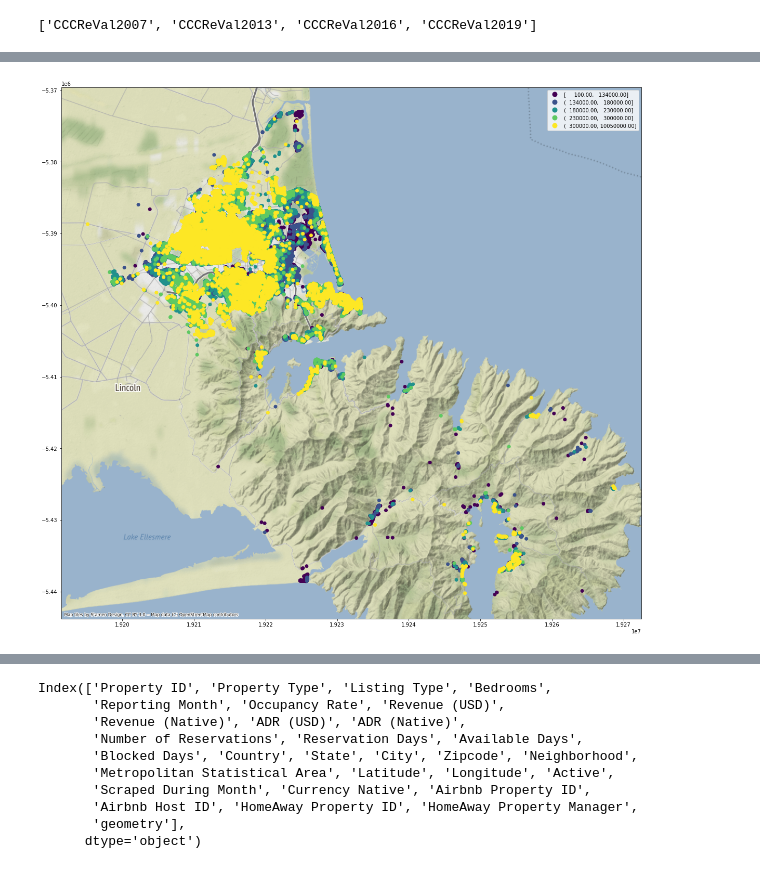
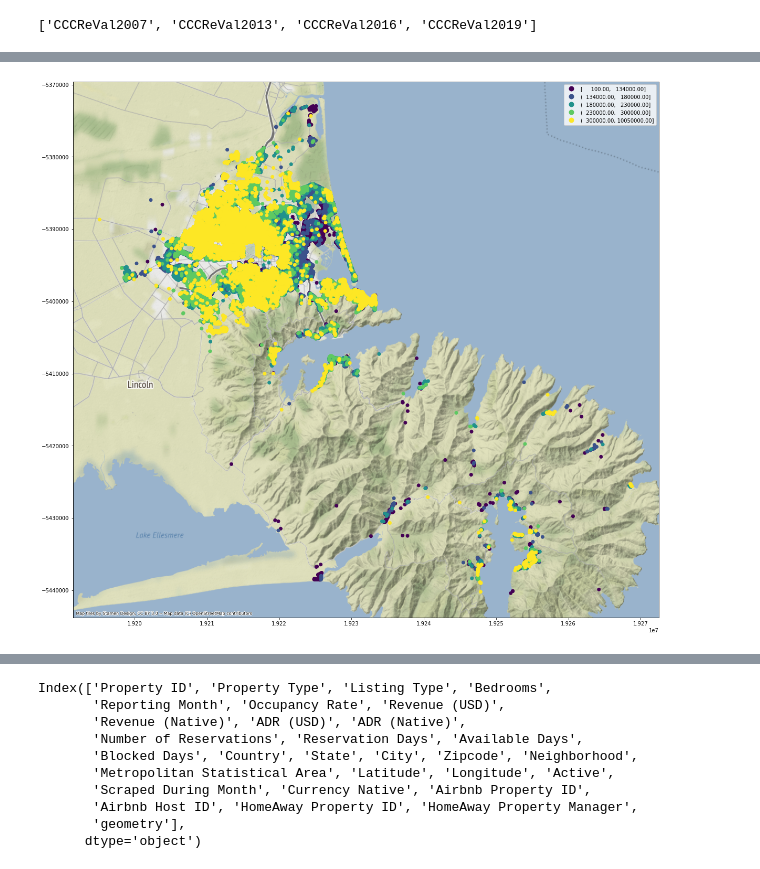
Before and after one commit to UoA-eResearch/airbnb, a Jupyter notebook: spatial_join.ipynb, the cells around one changed output, grey strips where cells are left out. Drawn from its saved outputs; the diff is of its cells as text; code cells hidden in the pictures.

```diff
--- a/spatial_join.ipynb
+++ b/spatial_join.ipynb
@@ -149,0 +19,10 @@ Name: LandValue, dtype: float64
+# %%
+valuation_layers = {}
+RESIDENTIAL = ["RESIDENTIAL - Single Unit excluding bach", "RESIDENTIAL - Multi-unit", "RESIDENTIAL - Bach"]
+for layer_name in tqdm(fiona.listlayers('data/Christchurch/ValuationHubLandUseValuesLGOIMA788408.gdb.zip')):
+    layer = gp.read_file("data/Christchurch/ValuationHubLandUseValuesLGOIMA788408.gdb.zip", layer=layer_name)
+    layer = layer[layer.LandUseDescription.isin(RESIDENTIAL)]
+    layer = layer[~layer.geometry.isna()].to_crs(epsg=3857)
+    print(layer_name, len(layer))
+    valuation_layers[layer_name] = layer
+valuation_layers["CCCReVal2019"]
@@ -150,8 +48,8 @@ Name: LandValue, dtype: float64
 # %%
-ax = res.sort_values(by="LandValue").plot(column='LandValue', scheme='quantiles', legend=True, figsize=(20,20))
+ax = valuation_layers["CCCReVal2019"].sort_values(by="LandValue").plot(column='LandValue', scheme='quantiles', legend=True, figsize=(20,20))
 ctx.add_basemap(ax)
 # %% [output]
-[figure, old version]
+[figure, new version]
 # %%
 df = pd.read_csv("data/Christchurch/New Zealand-christchurch-city_Monthly_Match_2020-11-13.csv")
 airbnb = gp.GeoDataFrame(df, geometry=gp.points_from_xy(df.Longitude, df.Latitude))
```
Also changed, not shown: parts of 21 cells of this notebook, 2 other files.
